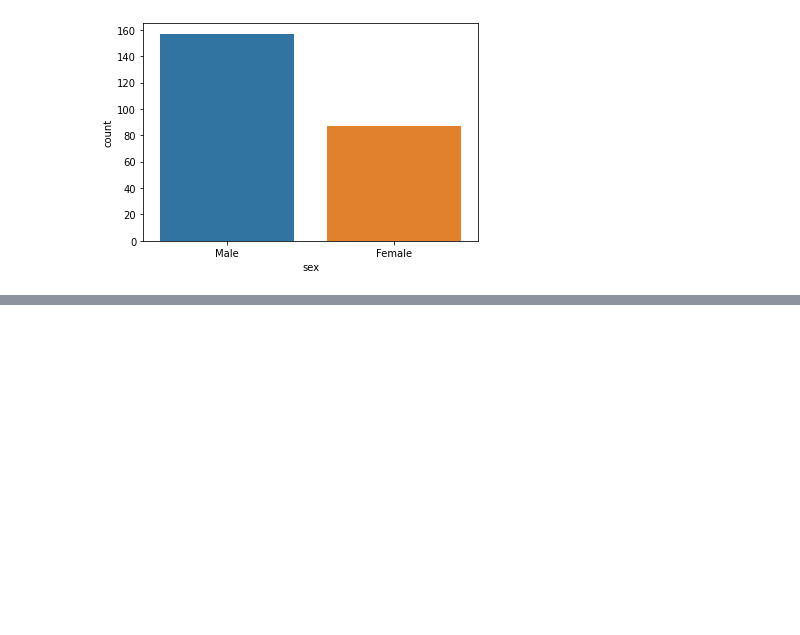
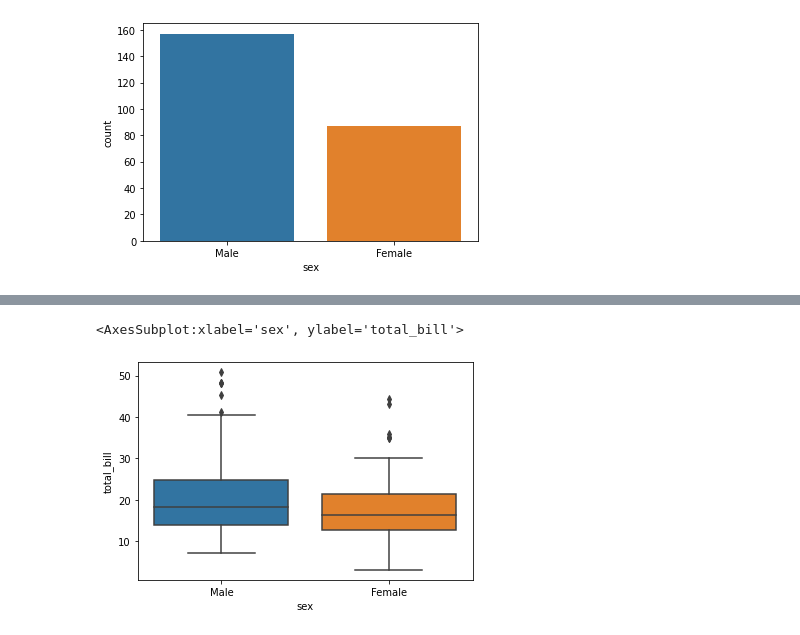
Before and after one commit to CAUmang/Machine_Learning, a Jupyter notebook: Seaborn.ipynb, the cells around one changed output, grey strips where cells are left out. Cells and saved outputs as stored; diff of their text form; code cells hidden in the pictures; blank space fills up the shorter version.

```diff
--- a/Seaborn.ipynb
+++ b/Seaborn.ipynb
@@ -84,0 +98,7 @@ sns.countplot(y='sex', data=df)
+# %%
+#Box Plot
+
+sns.boxplot('sex', 'total_bill', data = df)
+# %% [output]
+<AxesSubplot:xlabel='sex', ylabel='total_bill'>
+[figure, added]
```
Also changed, not shown: parts of 9 cells of this notebook, 2 other files.
